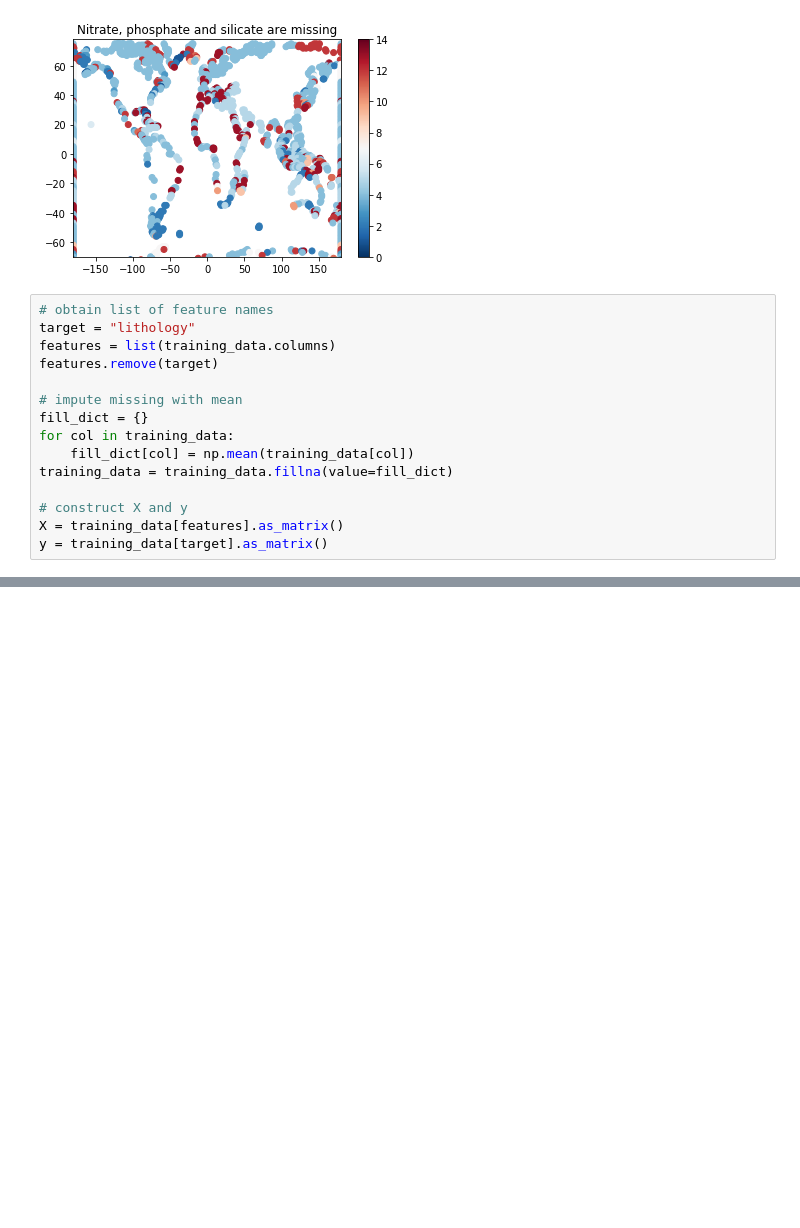
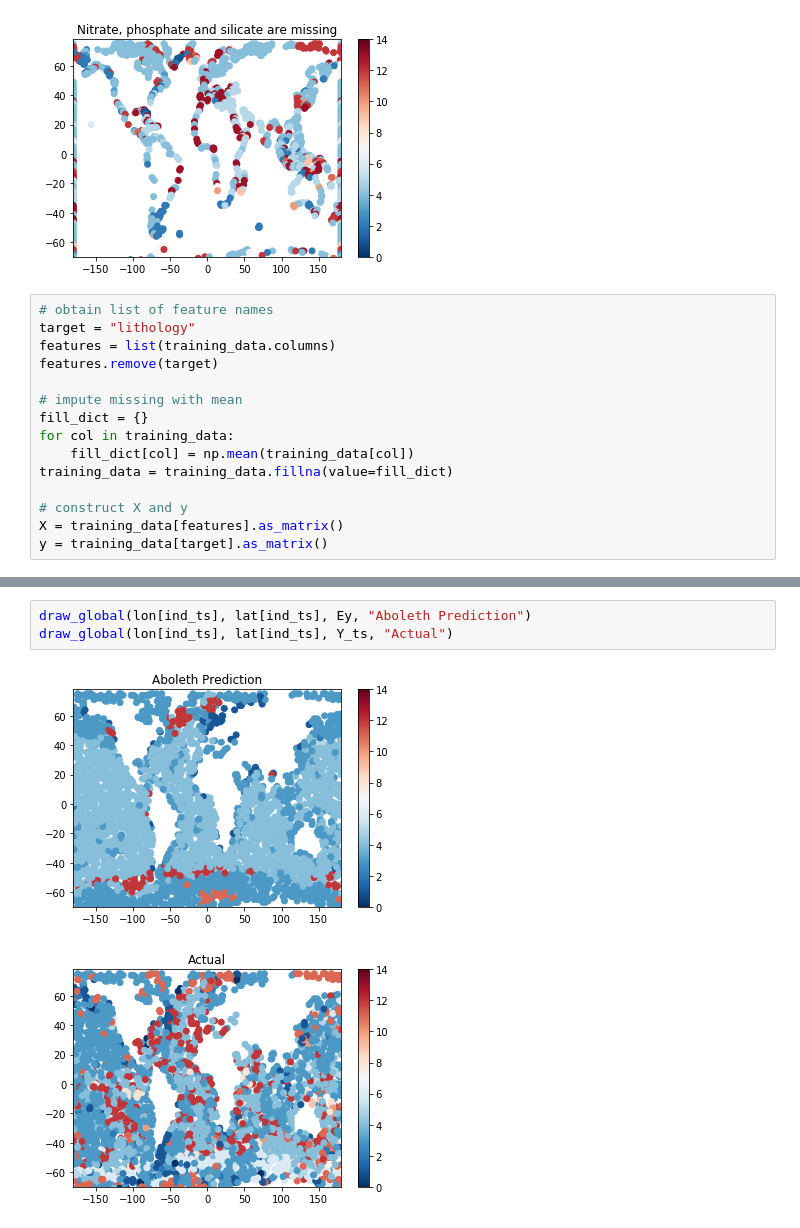
Before and after one commit to joyceyuu/sea, a Jupyter notebook: lithology.ipynb, the cells around one changed output, grey strips where cells are left out. Cells and saved outputs as stored; diff of their text form; blank space fills up the shorter version.

Commit message:
Aboleth is working now!

```diff
--- a/lithology.ipynb
+++ b/lithology.ipynb
@@ -243,0 +275,6 @@ Caused by op 'Input/Y', defined at:
+# %%
+draw_global(lon[ind_ts], lat[ind_ts], Ey, "Aboleth Prediction")
+draw_global(lon[ind_ts], lat[ind_ts], Y_ts, "Actual")
+# %% [output]
+[figure, added]
+[figure, added]
```
Also changed, not shown: parts of 4 cells of this notebook.
